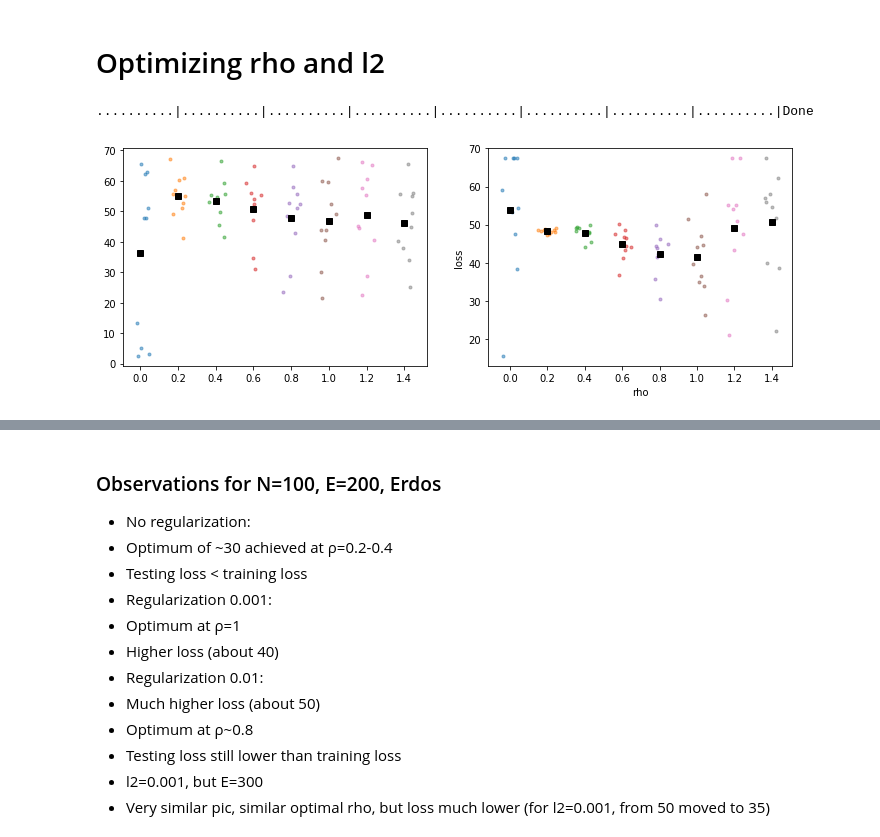
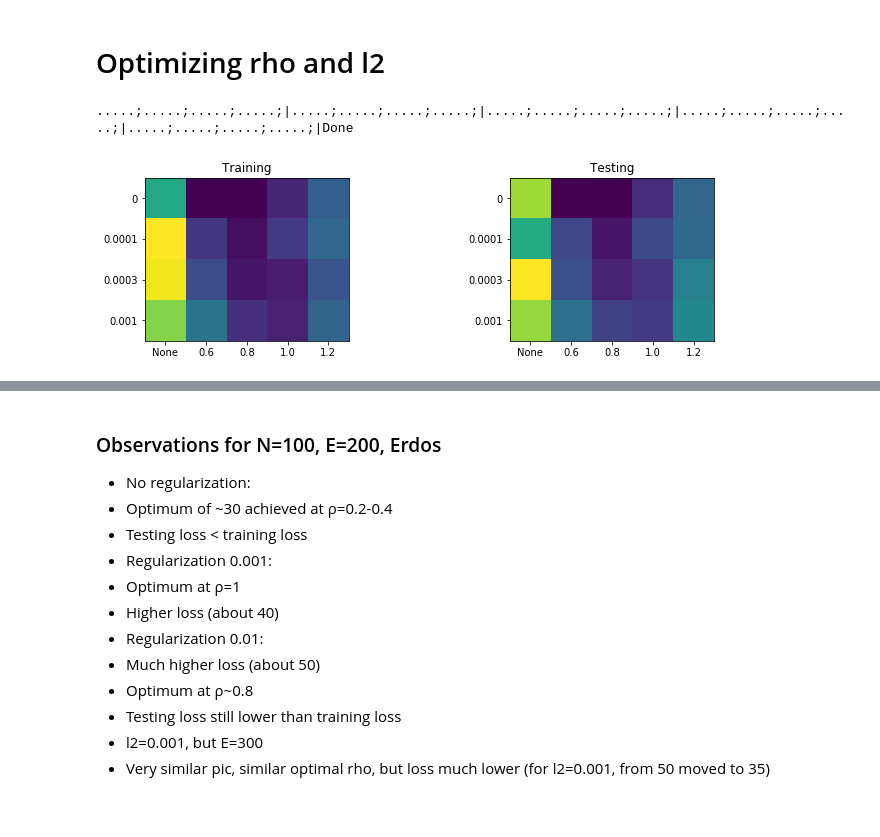
Before and after one commit to khakhalin/echo-networks, a Jupyter notebook: notebooks/experiment_rho_l2.ipynb, the cells around one changed output, grey strips where cells are left out. Saved outputs shown, nothing was run; the diff lists cells and outputs as text; code cells hidden in the pictures; blank space fills up the shorter version.

```diff
--- a/notebooks/experiment_rho_l2.ipynb
+++ b/notebooks/experiment_rho_l2.ipynb
@@ -14,49 +14,52 @@ training_signal_length = 10000
 test_length = 500
 n_units = 100
 n_edges = 500
-n_experiments = 10
+n_experiments = 5
 
-rhos = [None, 0.2, 0.4, 0.6, 0.8, 1.0, 1.2, 1.4]
+rhos = [None, 0.6, 0.8, 1.0, 1.2]
+l2s = [0, 0.0001, 0.0003, 0.001]
 
-loss_train = np.zeros((len(rhos), n_experiments))
-loss_test = np.zeros((len(rhos), n_experiments))
-seeds = np.random.uniform(size=n_experiments)
+loss_train = np.zeros((len(rhos), len(l2s), n_experiments))
+loss_test = np.zeros((len(rhos), len(l2s), n_experiments))
 
-for i_rho,rho in enumerate(rhos):
-    for i_exp in range(n_experiments):
-        x1,y1 = data.generate(points_to_skip + training_signal_length, sampling_step=0.02, seed=seeds[i_exp])
-        x2,y2 = data.generate(points_to_skip + training_signal_length, sampling_step=0.02, seed=1)
+seeds = np.random.uniform(size=n_experiments) # We always train on same data, but with different networks
 
-        model = esn.Reservoir(n_units, n_edges=n_edges, rho=rho, network_type='erdos', l2=0.01)
-        model.fit(x1, y1, skip=points_to_skip)
+for (i_rho, rho) in enumerate(rhos):
+    for (i_l2, l2) in enumerate(l2s):
+        for i_exp in range(n_experiments):
+            x1,y1 = data.generate(points_to_skip + training_signal_length, seed=seeds[i_exp])
+            x2,y2 = data.generate(points_to_skip + training_signal_length, seed=1)
 
-        # Training data loss
-        z = model.predict(x1, length=points_to_skip+test_length)
-        loss_train[i_rho, i_exp] = esn.utils.loss(y1[points_to_skip:(points_to_skip+test_length)], z[points_to_skip:])
+            model = esn.Reservoir(n_units, n_edges=n_edges, rho=rho, l2=l2, network_type='erdos')
+            model.fit(x1, y1, skip=points_to_skip)
 
-        # Testing loss
-        z = model.predict(x2, length=points_to_skip+test_length)
-        loss_test[i_rho, i_exp] = esn.utils.loss(y2[points_to_skip:(points_to_skip+test_length)], z[points_to_skip:])
-        print('.', end='')
+            # Training data loss
+            z = model.predict(x1, length=points_to_skip+test_length)
+            loss_train[i_rho, i_l2, i_exp] = esn.utils.loss(y1[points_to_skip:(points_to_skip+test_length)], z[points_to_skip:])
+
+            # Testing loss
+            z = model.predict(x2, length=points_to_skip+test_length)
+            loss_test[i_rho, i_l2, i_exp] = esn.utils.loss(y2[points_to_skip:(points_to_skip+test_length)], z[points_to_skip:])
+            print('.', end='')
+        print(';', end='')
     print('|', end='')
 print('Done')
 # %% [output]
-..........|..........|..........|..........|..........|..........|..........|..........|Done
+.....;.....;.....;.....;|.....;.....;.....;.....;|.....;.....;.....;.....;|.....;.....;.....;.....;|.....;.....;.....;.....;|Done
-# %%
-def niceplot(x, y):
-    x = np.array(x)
-    step = min(x[1:]-x[:-1])*0.5/2 # Minimal distance between x alements
-    for i,xtick in enumerate(x):
-        plt.plot(xtick + np.random.uniform(size=y.shape[1])*2*step - step, y[i,:], '.', alpha=0.5)
-        plt.plot(xtick, np.mean(y[i,:]), 'sk')
-
-groups = [a if a is not None else 0 for a in rhos]
-plt.figure(figsize=(12,4))
-plt.subplot(121)
-niceplot(groups, loss_train)
-plt.subplot(122)
-niceplot(groups, np.minimum(loss_test, np.max(loss_train)))
-plt.xlabel('rho');
-plt.ylabel('loss');
-# %% [output]
-[figure, removed]
+# %%
+# 2D heatplots of both hyperparameters
+def plot2d(x, y, z, label=None):
+    plt.imshow(z.T) # Important: matrices have columns first :)
+    plt.xticks(np.arange(len(x)), labels=[str(e) for e in x])
+    plt.yticks(np.arange(len(y)), labels=[str(e) for e in y])
+    plt.title(label)
+
+plt.figure(figsize=(12,3))
+plt.subplot(121)
+lts = np.mean(loss_train, axis=2)
+plot2d(rhos, l2s, lts, 'Training')
+plt.subplot(122)
+lss = np.mean(loss_test, axis=2)
+plot2d(rhos, l2s, lss, 'Testing')
+# %% [output]
+[figure, added]
```
Also changed, not shown: parts of 3 cells of this notebook, 4 other files.
